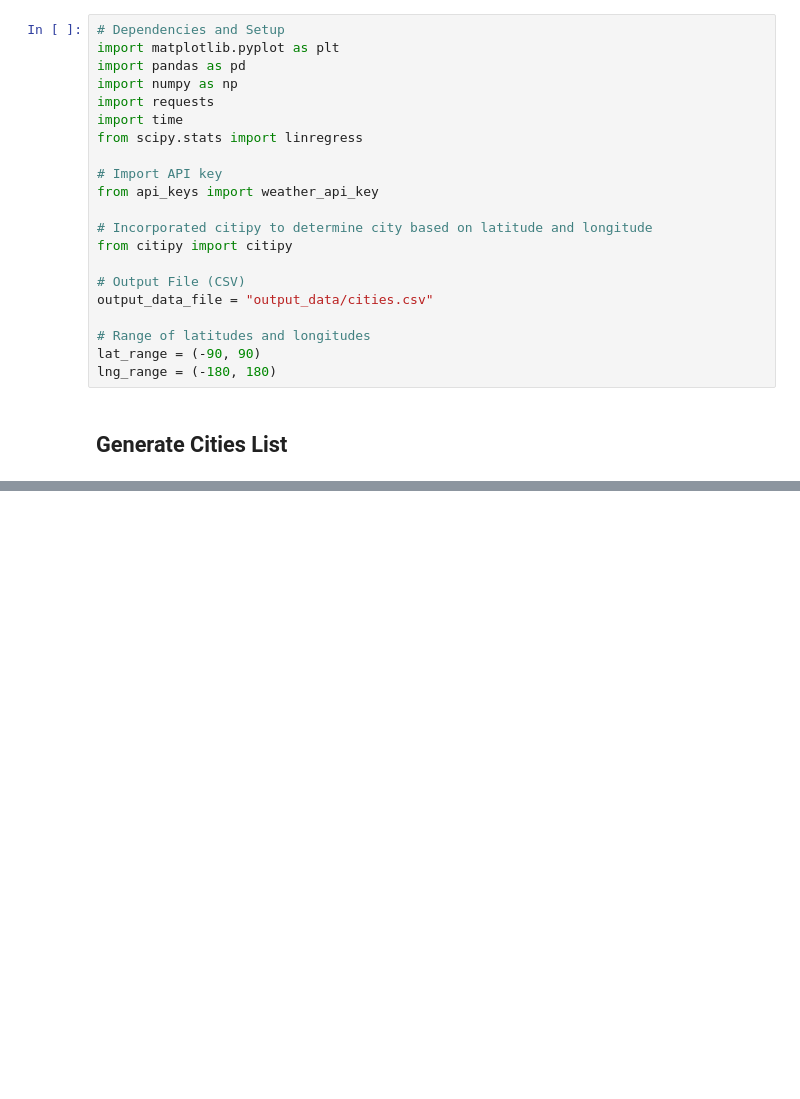
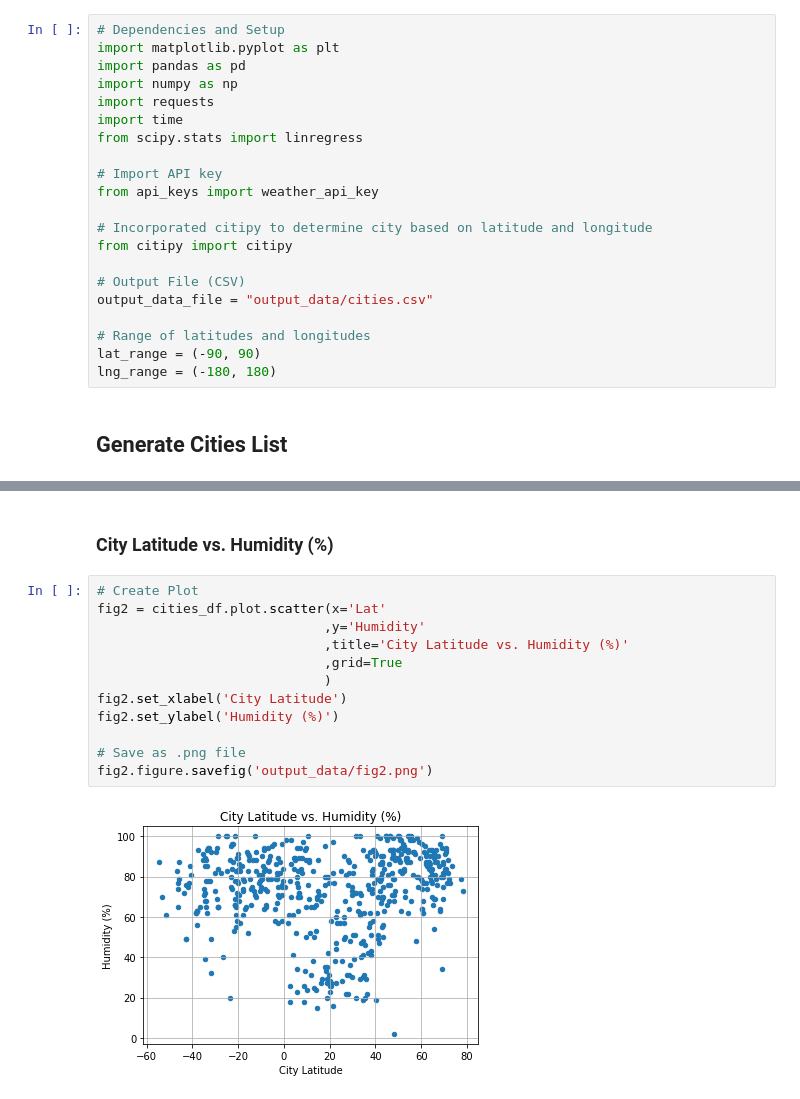
Before and after one commit to cgangi2216/python-api-challenge, a Jupyter notebook: Weather/WeatherPy.ipynb, the cells around one changed output, grey strips where cells are left out. Drawn from its saved outputs; the diff is of its cells as text; blank space fills up the shorter version.

```diff
--- a/Weather/WeatherPy.ipynb
+++ b/Weather/WeatherPy.ipynb
@@ -117,0 +150,16 @@ NameError: name 'file_one_df' is not defined
+# %% [markdown]
+### City Latitude vs. Humidity (%)
+# %%
+# Create Plot
+fig2 = cities_df.plot.scatter(x='Lat'
+                             ,y='Humidity'
+                             ,title='City Latitude vs. Humidity (%)'
+                             ,grid=True
+                             )
+fig2.set_xlabel('City Latitude')
+fig2.set_ylabel('Humidity (%)')
+
+# Save as .png file
+fig2.figure.savefig('output_data/fig2.png')
+# %% [output]
+[figure, added]
```
Also changed, not shown: parts of 10 cells of this notebook, 5 other files.
